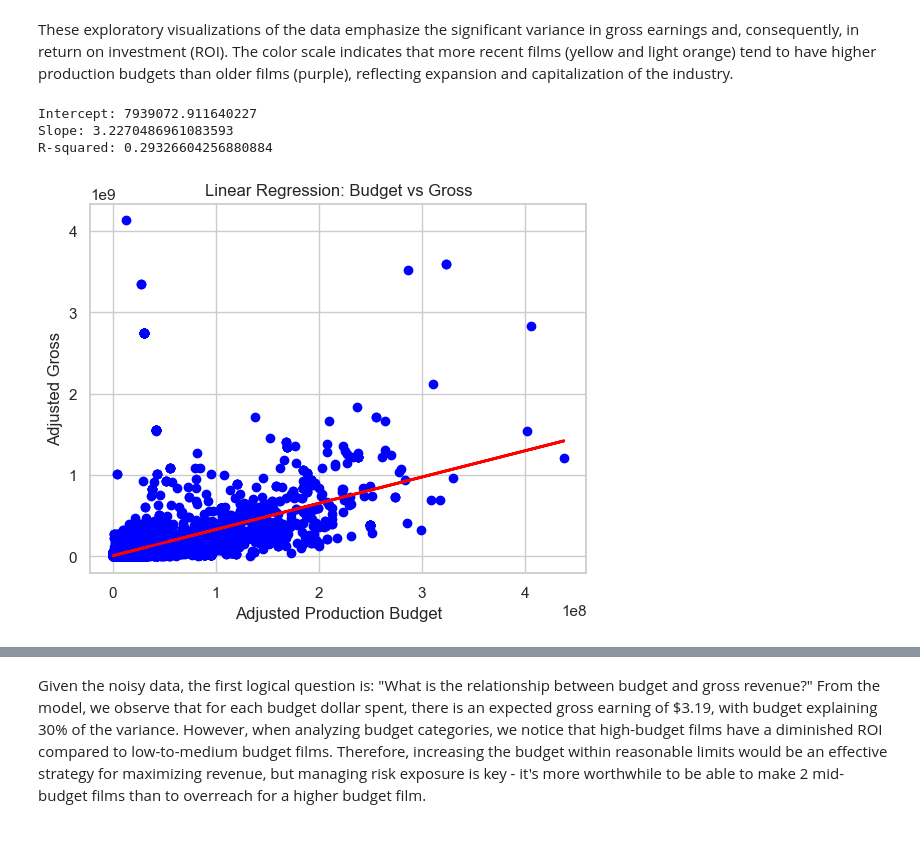
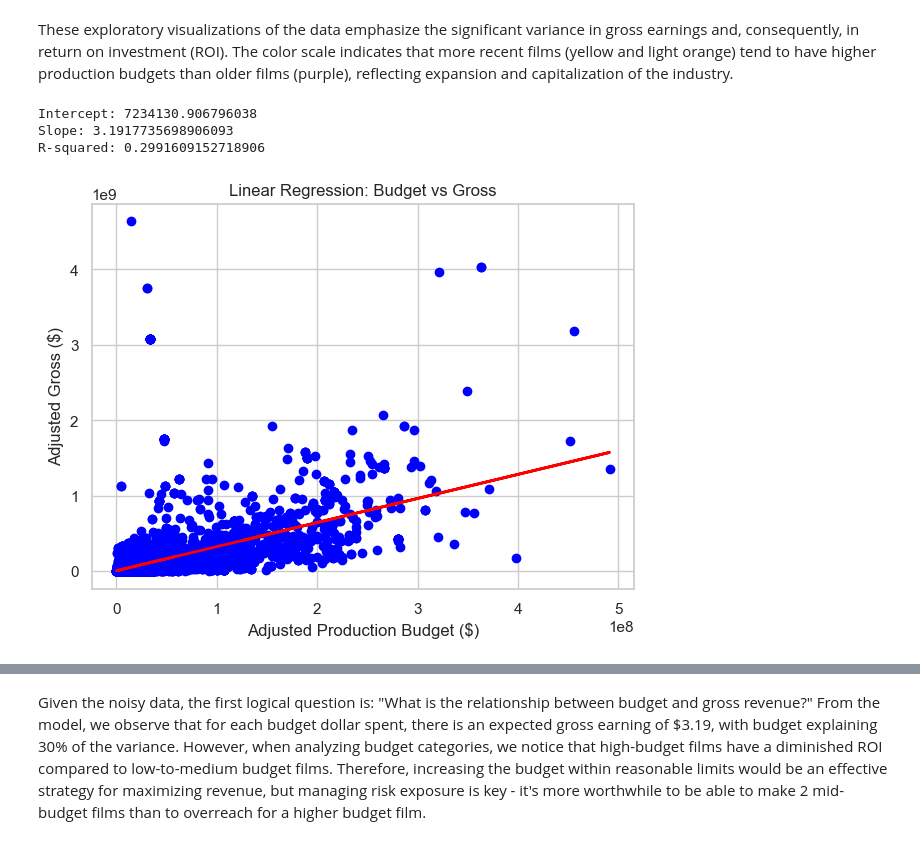
Before and after one commit to bocekout/A_Guide_to_Box_Office_Success, a Jupyter notebook: Project_nb.ipynb, the cells around one changed output, grey strips where cells are left out. Cells and saved outputs as stored; diff of their text form; code cells hidden in the pictures.

```diff
--- a/Project_nb.ipynb
+++ b/Project_nb.ipynb
@@ -577,6 +607,7 @@ principals_count.head()
 # %%
 #Adding number of principals to our dataframe
 df_clean_movies = df_clean_movies.merge(principals_count, on='movie_id',how='left')
+df_clean_movies['principal_count'] = df_clean_movies['principal_count'].fillna(0)
 # %% [markdown]
 ## Data Analysis
 
@@ -645,39 +676,39 @@ These exploratory visualizations of the data emphasize the significant variance
 X = df_clean_movies['adjusted_production_budget'].dropna().values.reshape(-1, 1)
 y = np.maximum(df_clean_movies['adjusted_worldwide_gross'], df_clean_movies['adjusted_domestic_gross']).dropna().values
 
 # Fit the linear regression model
 model = LinearRegression()
 model.fit(X, y)
 
 
 # Print the coefficients
 print(f"Intercept: {model.intercept_}")
 print(f"Slope: {model.coef_[0]}")
 
 
 # Predict values using the model
 y_pred = model.predict(X)
 r2 = r2_score(y, y_pred)
 
 #Print r2
 print(f"R-squared: {r2}")
 
 
 # Plot the regression line and data points
 
 plt.figure(figsize=(7,5))
-plt.scatter(x, y, color='blue')
-plt.plot(x, model.predict(x), color='red', linewidth=2)
+plt.scatter(X, y, color='blue')
+plt.plot(X, model.predict(X), color='red', linewidth=2)
 plt.xlabel('Adjusted Production Budget ($)')
 plt.ylabel('Adjusted Gross ($)')
 plt.title('Linear Regression: Budget vs Gross')
 plt.grid(True)
 plt.show()
 # %% [output]
-Intercept: 7939072.911640227
-Slope: 3.2270486961083593
-R-squared: 0.29326604256880884
+Intercept: 7234130.906796038
+Slope: 3.1917735698906093
+R-squared: 0.2991609152718906
-[figure, old version]
+[figure, new version]
 # %%
 budget_analysis
 # %% [output]
```
Also changed, not shown: parts of 22 cells of this notebook, 1 other file.
